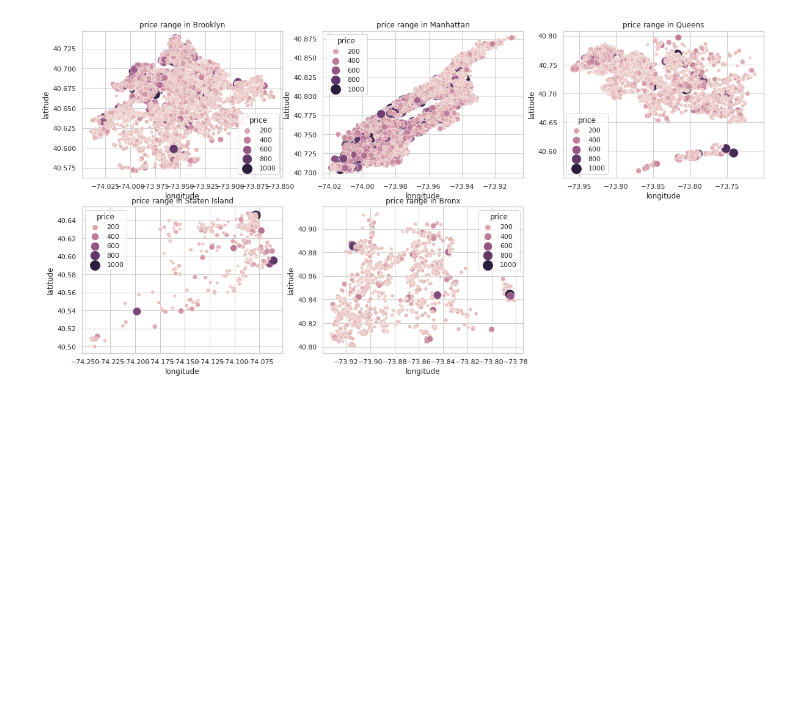
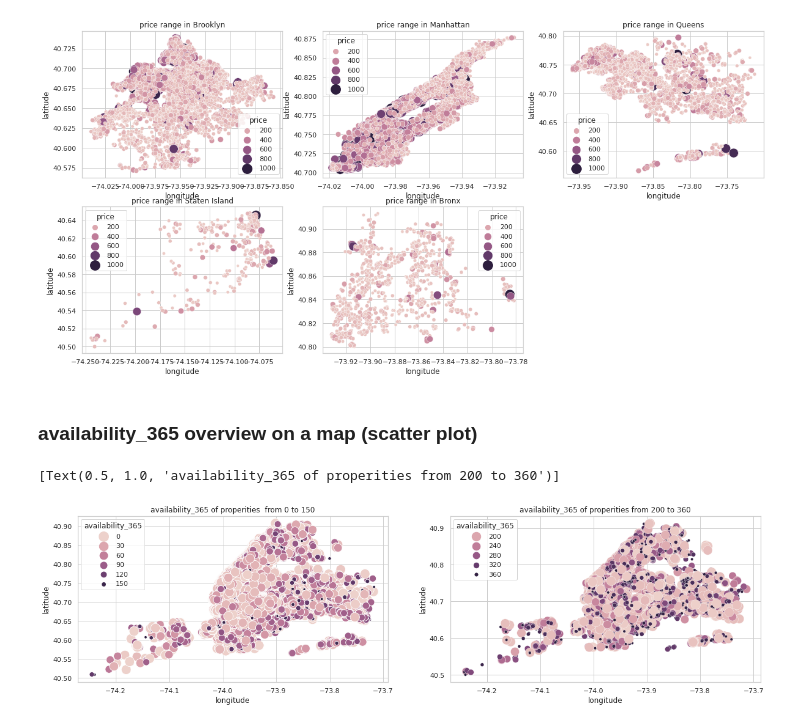
Before and after one commit to iamabd53/airbnb-booking-capston-project, a Jupyter notebook: Airbnb_1_Bookings_Analysis_Capstone_Project.ipynb, the cells around one changed output. Cells and saved outputs as stored; diff of their text form; code cells hidden in the pictures; blank space fills up the shorter version.

Commit message:
Scatter plot

```diff
--- a/Airbnb_1_Bookings_Analysis_Capstone_Project.ipynb
+++ b/Airbnb_1_Bookings_Analysis_Capstone_Project.ipynb
@@ -202,3 +202,19 @@ for city in ['Brooklyn', 'Manhattan', 'Queens', 'Staten Island', 'Bronx']:
  i=i+1
 # %% [output]
 [figure]
+# %% [markdown]
+### availability_365 overview on a map (scatter plot)
+# %%
+df1=df[df.availability_365<=160]
+df2=df[(df.availability_365>160)]
+
+plt.figure(figsize=(20,5))
+
+plt.subplot(1,2,1)
+sns.scatterplot(y=df1.latitude, x=df1.longitude, hue=df1.availability_365, size=df1.availability_365, sizes=(250, 20) ).set(title='availability_365 of properities  from 0 to 150')
+
+plt.subplot(1,2,2)
+sns.scatterplot(y=df2.latitude, x=df2.longitude, hue=df2.availability_365, size=df2.availability_365, sizes=(250, 20) ).set(title='availability_365 of properities from 200 to 360')
+# %% [output]
+[Text(0.5, 1.0, 'availability_365 of properities from 200 to 360')]
+[figure, added]
```
